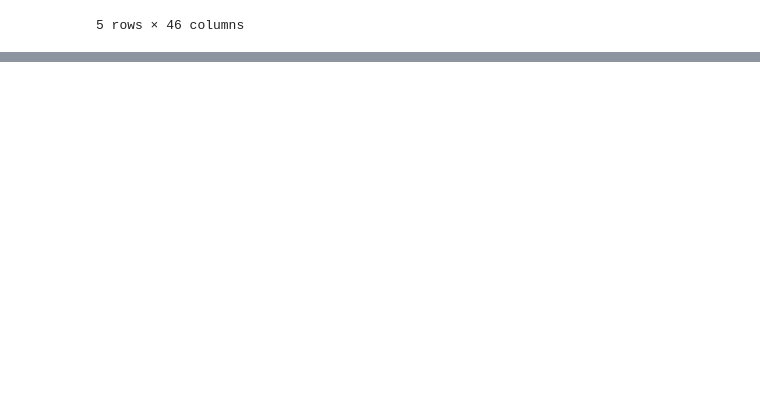
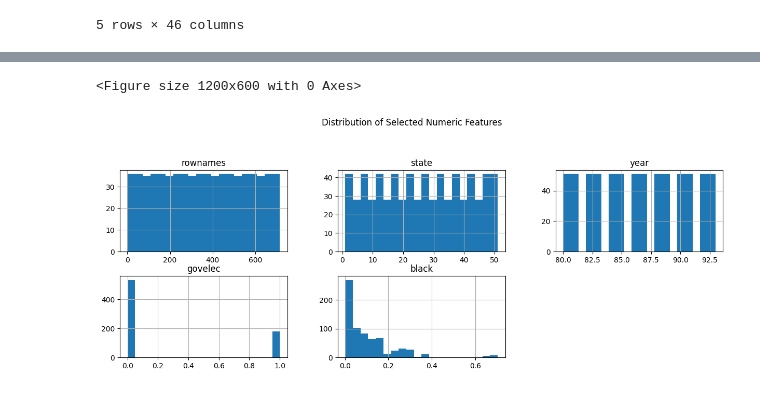
Before and after one commit to Ashish-Aaran/EDA, a Jupyter notebook: 21BDS0335.ipynb, the cells around one changed output, grey strips where cells are left out. Cells and saved outputs as stored; diff of their text form; code cells hidden in the pictures; blank space fills up the shorter version.

```diff
--- a/21BDS0335.ipynb
+++ b/21BDS0335.ipynb
@@ -29,0 +234,12 @@ df.head(5)
+# %%
+import matplotlib.pyplot as plt
+import seaborn as sns
+# Univariate Analysis
+numeric_cols = df.select_dtypes(include=[np.number]).columns[:5]
+plt.figure(figsize=(12,6))
+df[numeric_cols].hist(figsize=(15, 10), bins=20, layout=(4,3))
+plt.suptitle("Distribution of Selected Numeric Features")
+plt.show()
+# %% [output]
+<Figure size 1200x600 with 0 Axes>
+[figure, added]
```
Also changed, not shown: parts of 17 cells of this notebook.
